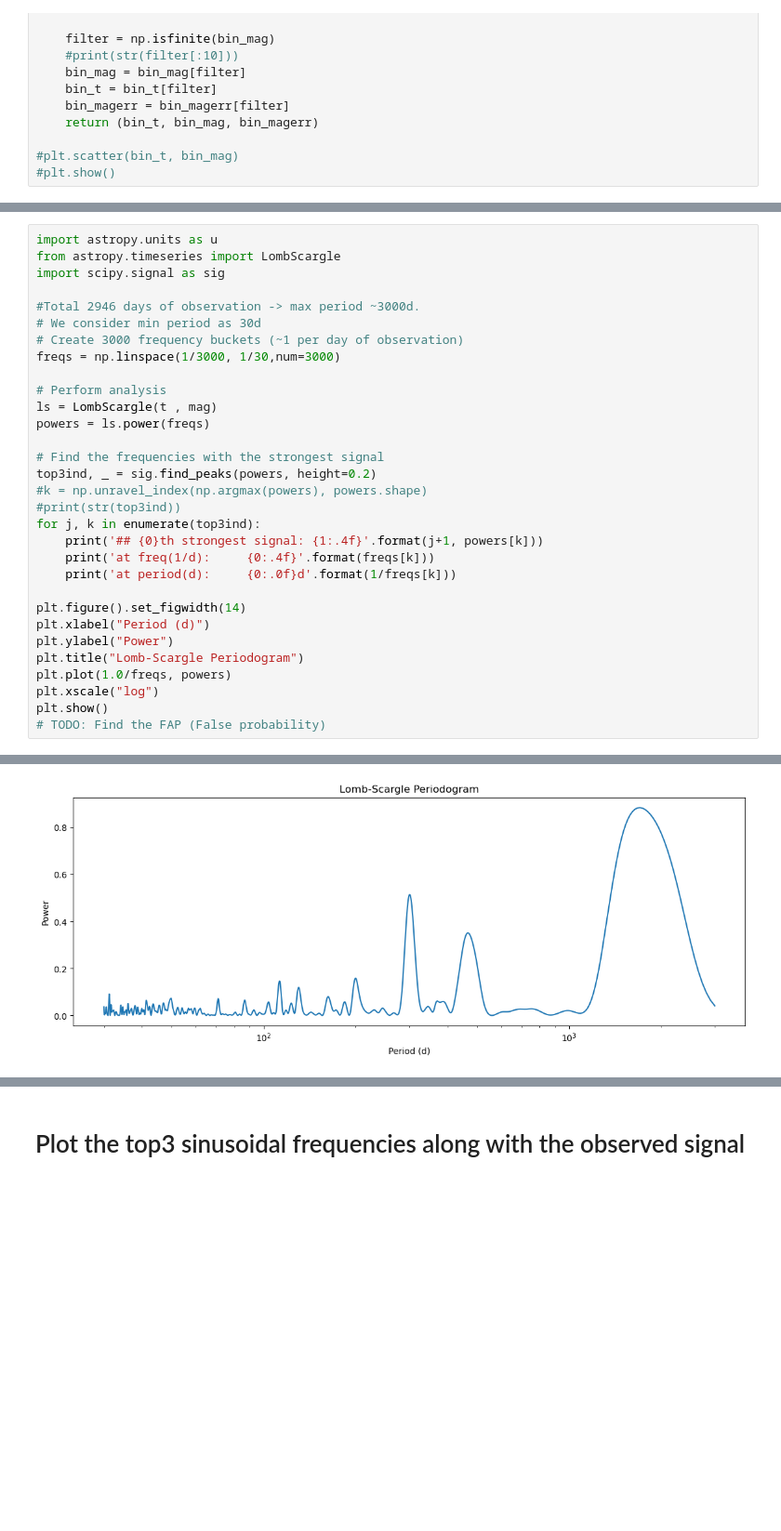
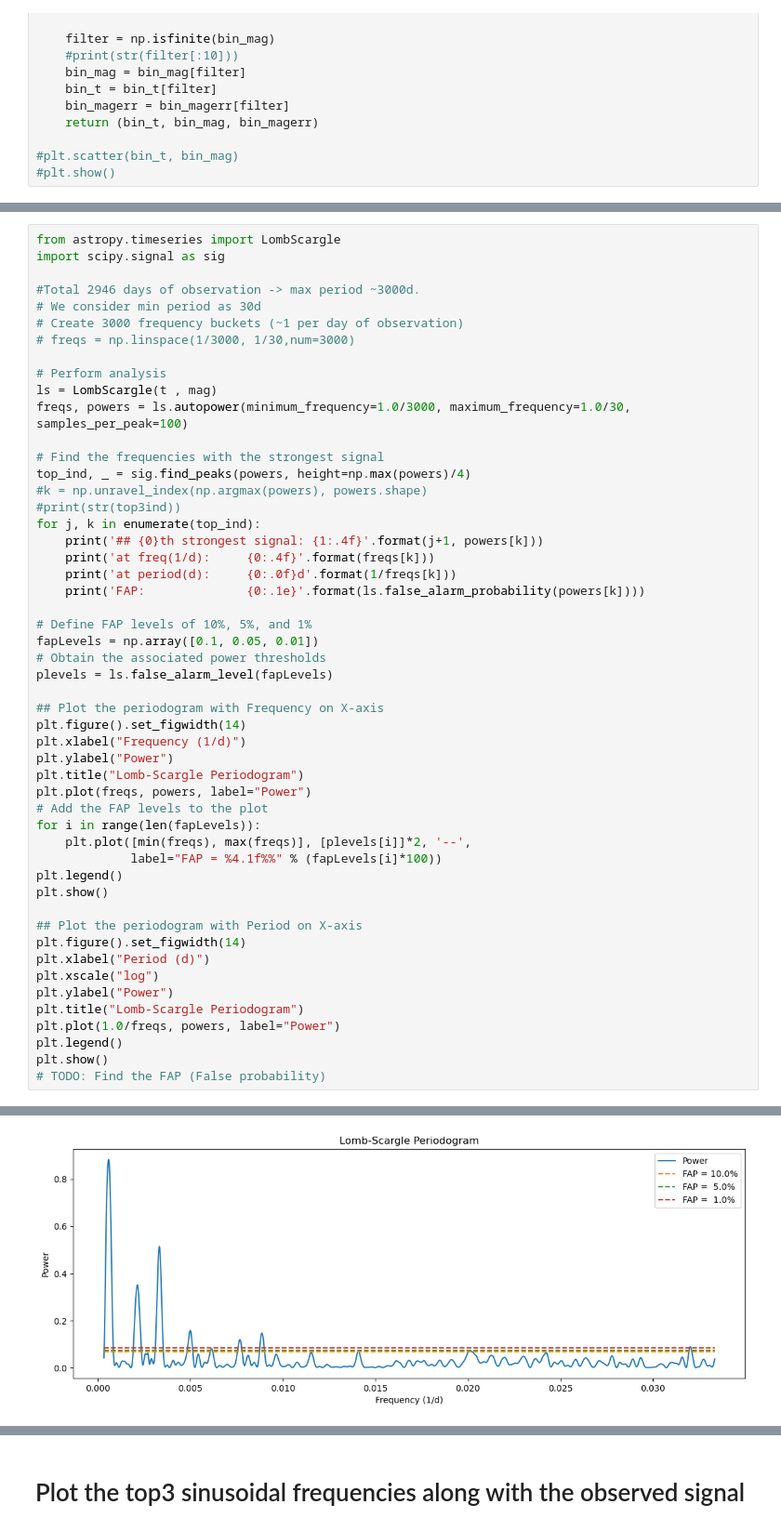
Before and after one commit to skp80286/smbhb_detection, a Jupyter notebook: lomb_scargle_analysis.ipynb, the cells around one changed output, grey strips where cells are left out. Shown at 93% size. Saved outputs shown, nothing was run; the diff lists cells and outputs as text; blank space fills up the shorter version.

Commit message:
calculate FAP and show FAP levels on  the graph. Implementation using two methods

```diff
--- a/lomb_scargle_analysis.ipynb
+++ b/lomb_scargle_analysis.ipynb
@@ -49,32 +132,52 @@ def get_binned_statistic(num_bins, t, mag):
 # %%
-import astropy.units as u
 from astropy.timeseries import LombScargle
 import scipy.signal as sig
 
 #Total 2946 days of observation -> max period ~3000d.
 # We consider min period as 30d
 # Create 3000 frequency buckets (~1 per day of observation)
-freqs = np.linspace(1/3000, 1/30,num=3000)
+# freqs = np.linspace(1/3000, 1/30,num=3000)
 
 # Perform analysis
 ls = LombScargle(t , mag)
-powers = ls.power(freqs)
+freqs, powers = ls.autopower(minimum_frequency=1.0/3000, maximum_frequency=1.0/30, samples_per_peak=100)
 
 # Find the frequencies with the strongest signal
-top3ind, _ = sig.find_peaks(powers, height=0.2)
+top_ind, _ = sig.find_peaks(powers, height=np.max(powers)/4)
 #k = np.unravel_index(np.argmax(powers), powers.shape)
 #print(str(top3ind))
-for j, k in enumerate(top3ind):
+for j, k in enumerate(top_ind):
     print('## {0}th strongest signal: {1:.4f}'.format(j+1, powers[k]))
     print('at freq(1/d):     {0:.4f}'.format(freqs[k]))
     print('at period(d):     {0:.0f}d'.format(1/freqs[k]))
+    print('FAP:              {0:.1e}'.format(ls.false_alarm_probability(powers[k])))
 
+# Define FAP levels of 10%, 5%, and 1%
+fapLevels = np.array([0.1, 0.05, 0.01])
+# Obtain the associated power thresholds
+plevels = ls.false_alarm_level(fapLevels)
+
+## Plot the periodogram with Frequency on X-axis
+plt.figure().set_figwidth(14)
+plt.xlabel("Frequency (1/d)")
+plt.ylabel("Power")
+plt.title("Lomb-Scargle Periodogram")
+plt.plot(freqs, powers, label="Power")
+# Add the FAP levels to the plot
+for i in range(len(fapLevels)):
+    plt.plot([min(freqs), max(freqs)], [plevels[i]]*2, '--',
+             label="FAP = %4.1f%%" % (fapLevels[i]*100))
+plt.legend()
+plt.show()
+
+## Plot the periodogram with Period on X-axis
 plt.figure().set_figwidth(14)
 plt.xlabel("Period (d)")
+plt.xscale("log")
 plt.ylabel("Power")
 plt.title("Lomb-Scargle Periodogram")
-plt.plot(1.0/freqs, powers)
-plt.xscale("log")
+plt.plot(1.0/freqs, powers, label="Power")
+plt.legend()
 plt.show()
 # TODO: Find the FAP (False probability)
 # %% [output]
@@ -90 +196 @@ at period(d):     301d
-[figure, old version]
+[figure, new version]
```
Also changed, not shown: parts of 6 cells of this notebook.
